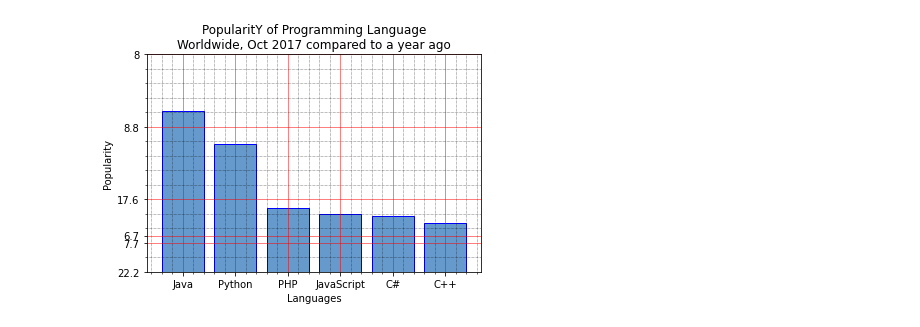
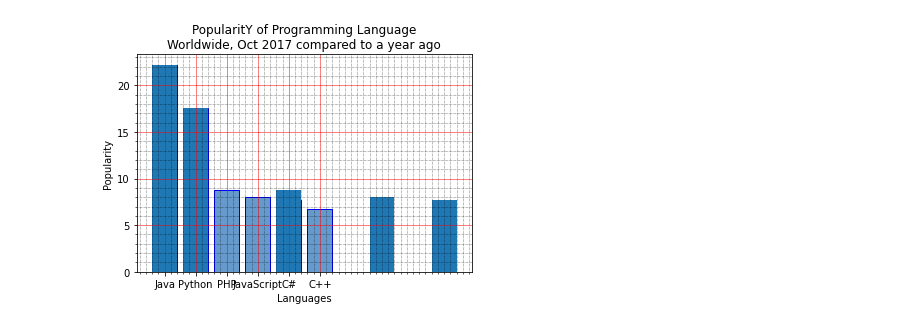
Before and after one commit to saileshchauhan/PythonLibrary, a Jupyter notebook: MatPlotLib/MatPlotLib_Barchart/BarChart_SpecifiyPosition.ipynb, the cells around one changed output. Saved outputs shown, nothing was run; the diff lists cells and outputs as text; code cells hidden in the pictures.

```diff
--- a/MatPlotLib/MatPlotLib_Barchart/BarChart_SpecifiyPosition.ipynb
+++ b/MatPlotLib/MatPlotLib_Barchart/BarChart_SpecifiyPosition.ipynb
@@ -22,16 +22,16 @@ x_pos = [i for i, _ in enumerate(x)]
 # %%
 plt.bar(x_pos, popularity, color=(0.4, 0.6, 0.8, 1.0), edgecolor='blue')
 
 plt.xlabel("Languages")
 plt.ylabel("Popularity")
 plt.title("PopularitY of Programming Language\n" + "Worldwide, Oct 2017 compared to a year ago")
 plt.xticks(x_pos, x)
-y_pos=[0,10,20,30,4,5]
-plt.yticks(y_pos,popularity)
+y_pos=[0,1,4,7,9,1]
+plt.bar(y_pos,popularity)
 plt.minorticks_on()
 plt.grid(which='major', linestyle='-', linewidth='0.5', color='red')
 
 plt.grid(which='minor', linestyle=':', linewidth='0.5', color='black')
 plt.show()
 # %% [output]
-[figure, old version]
+[figure, new version]
```
Also changed, not shown: 1 other file.
